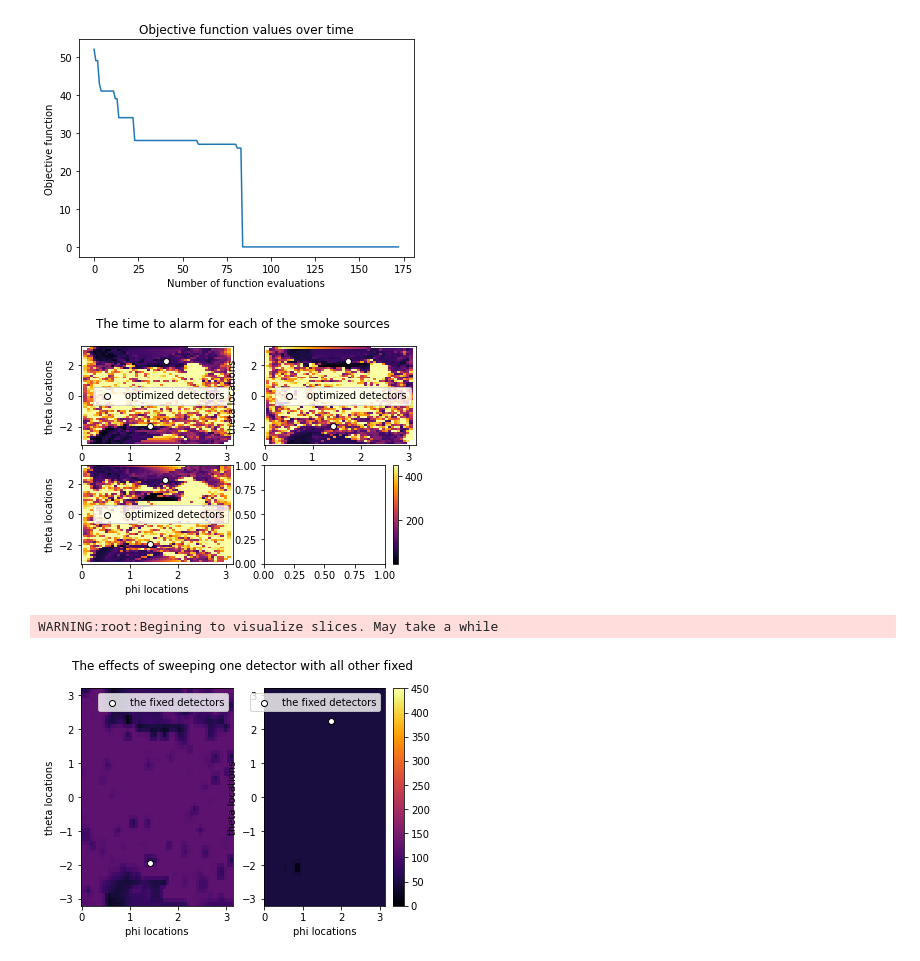
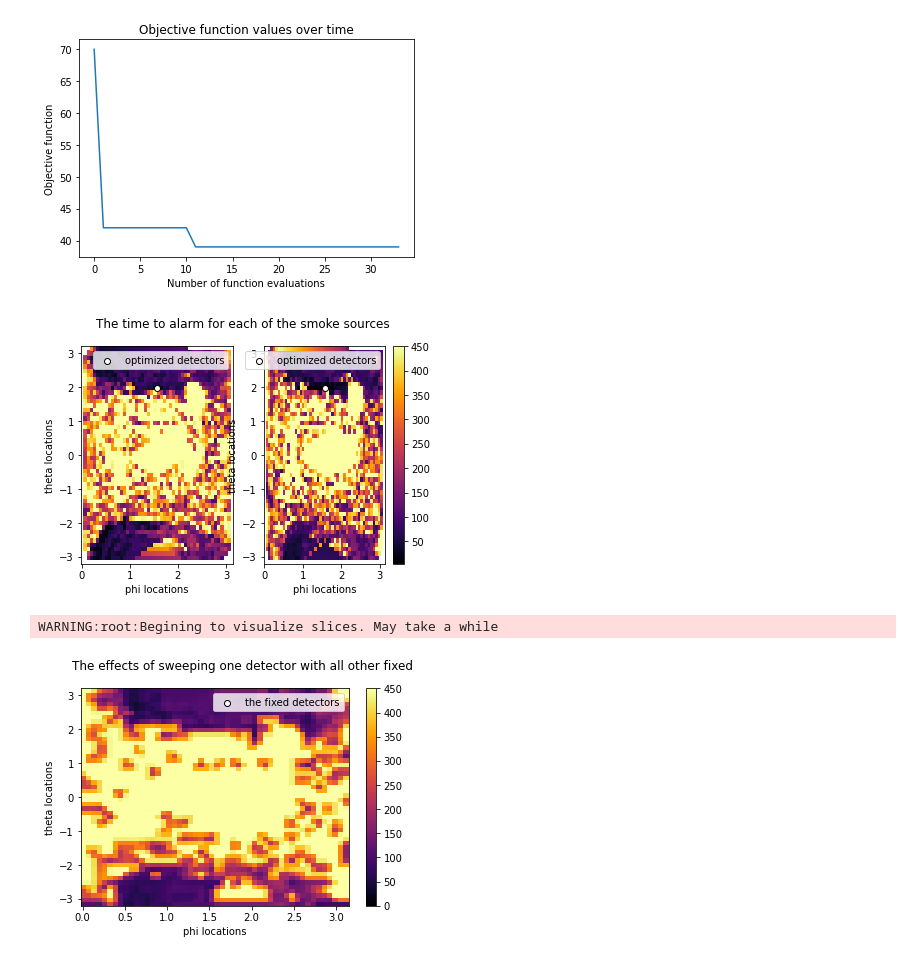
Before and after one commit to russelldj/SmokeDetectorOptimization, a Jupyter notebook: SimpleOptimization.ipynb, the cells around one changed output. Cells and saved outputs as stored; diff of their text form; code cells hidden in the pictures.

```diff
--- a/SimpleOptimization.ipynb
+++ b/SimpleOptimization.ipynb
@@ -6,10 +6,10 @@ from smokedetectoroptimization.constants import SMOKE_FOLDERS, FALSE_ALARM_FOLDE
 PARAMETERIZATION = "phi_theta" # could be "xy", "yz", "xz"
 FUNCTION_TYPE = "worst_case" # could be "fastest", "second"
 INTERPOLATION_METHOD = "nearest" # could be "linear"
-NUM_DETECTORS = 2
+NUM_DETECTORS = 1
 
 sources = []
-for data_dir in SMOKE_FOLDERS:
+for data_dir in SMOKE_FOLDERS[:2]:
     # create a smoke source and then get it's time to alarm with a given parameterization
     sources.append(SmokeSource(data_dir).get_time_to_alarm(parameterization=PARAMETERIZATION))
 optimize(sources, num_detectors=NUM_DETECTORS, function_type=FUNCTION_TYPE, interpolation_method=INTERPOLATION_METHOD)
@@ -26,11 +23,11 @@ WARNING:root:There are 300 timesteps and 13694 locations
 WARNING:root:About to call scipy for optimzation
 WARNING:root:Completed optimzation
 WARNING:root:Starting to compute values for plotting. Might be expensive.
 WARNING:root:Done computing values for plotting
-[figure, old version]
+[figure, new version]
-[figure, old version]
+[figure, new version]
 WARNING:root:Begining to visualize slices. May take a while
-[figure, old version]
+[figure, new version]
 # %%
 PARAMETERIZATION = "xyz" # could be "xy", "yz", "xz" maybe "xyz"
 FUNCTION_TYPE = "worst_case" # could be "fastest", "second"
```
Also changed, not shown: parts of 2 cells of this notebook.
